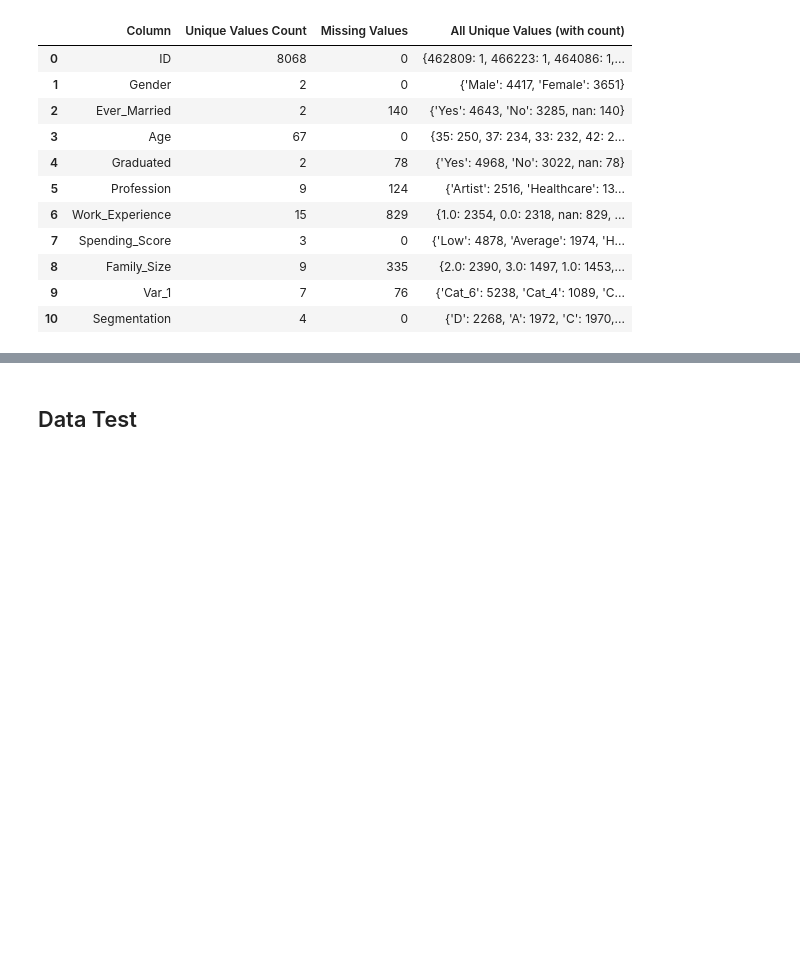
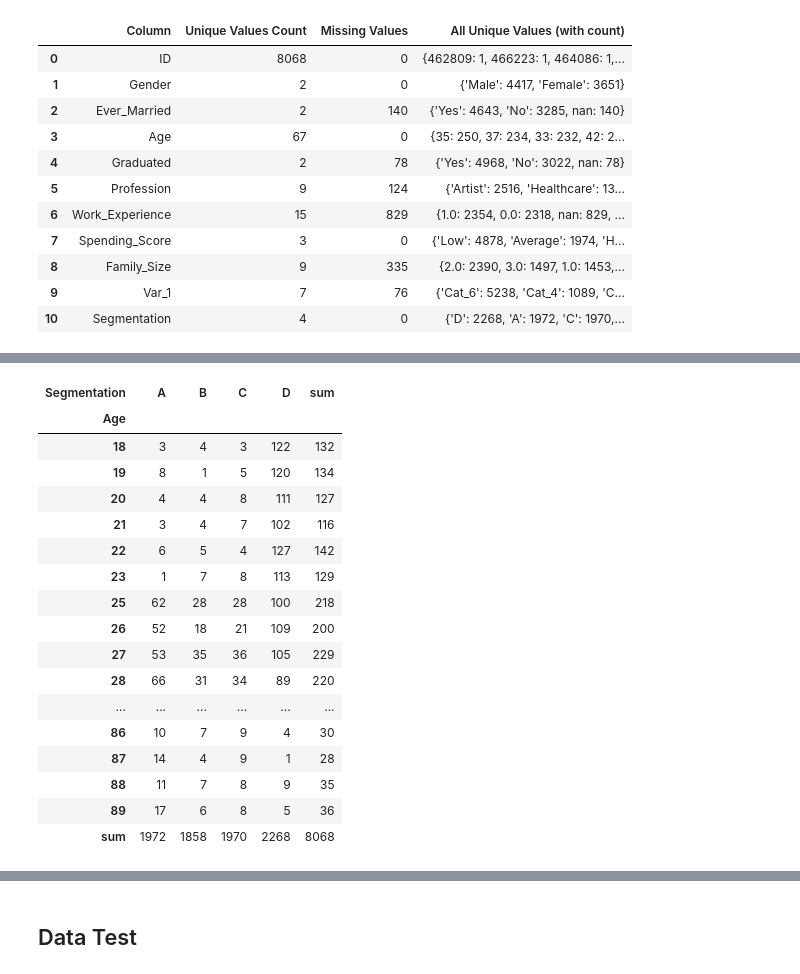
Before and after one commit to Smjfirna/Customer_Segmentation, a Jupyter notebook: Customer_Segmentation.ipynb, the cells around one changed output, grey strips where cells are left out. Drawn from its saved outputs; the diff is of its cells as text; code cells hidden in the pictures; blank space fills up the shorter version.

```diff
--- a/Customer_Segmentation.ipynb
+++ b/Customer_Segmentation.ipynb
@@ -224,0 +352,27 @@ display_all_unique_with_duplicates(train)
+# %%
+kategori = ['Age']
+
+# Buat pivot table
+pivot_table = train.pivot_table(index=kategori, columns='Segmentation', aggfunc='size', fill_value=0)
+pivot_table.loc['sum'] = pivot_table.sum(axis=0)
+pivot_table['sum'] = pivot_table.sum(axis=1)
+pivot_table
+# %% [output]
+| Segmentation | A | B | C | D | sum |
+| Age |  |  |  |  |  |
+| 18 | 3 | 4 | 3 | 122 | 132 |
+| 19 | 8 | 1 | 5 | 120 | 134 |
+| 20 | 4 | 4 | 8 | 111 | 127 |
+| 21 | 3 | 4 | 7 | 102 | 116 |
+| 22 | 6 | 5 | 4 | 127 | 142 |
+| 23 | 1 | 7 | 8 | 113 | 129 |
+| 25 | 62 | 28 | 28 | 100 | 218 |
+| 26 | 52 | 18 | 21 | 109 | 200 |
+| 27 | 53 | 35 | 36 | 105 | 229 |
+| 28 | 66 | 31 | 34 | 89 | 220 |
+| ... | ... | ... | ... | ... | ... |
+| 86 | 10 | 7 | 9 | 4 | 30 |
+| 87 | 14 | 4 | 9 | 1 | 28 |
+| 88 | 11 | 7 | 8 | 9 | 35 |
+| 89 | 17 | 6 | 8 | 5 | 36 |
+| sum | 1972 | 1858 | 1970 | 2268 | 8068 |
```
Also changed, not shown: parts of 21 cells of this notebook.
